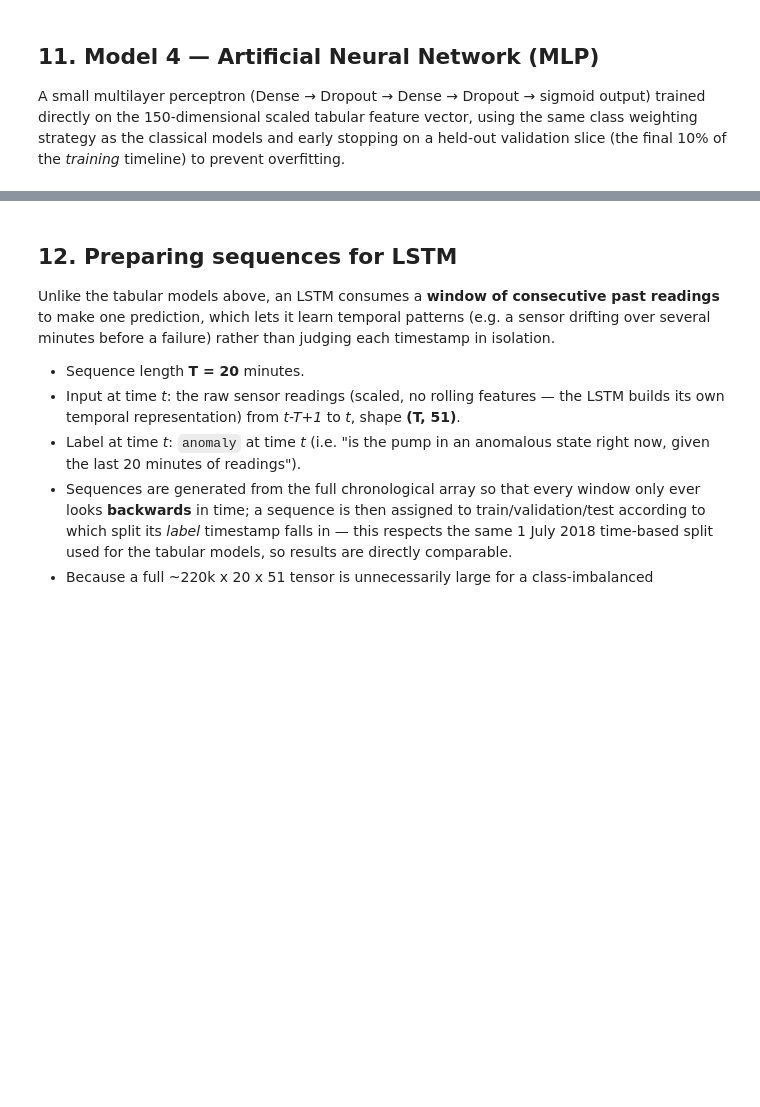
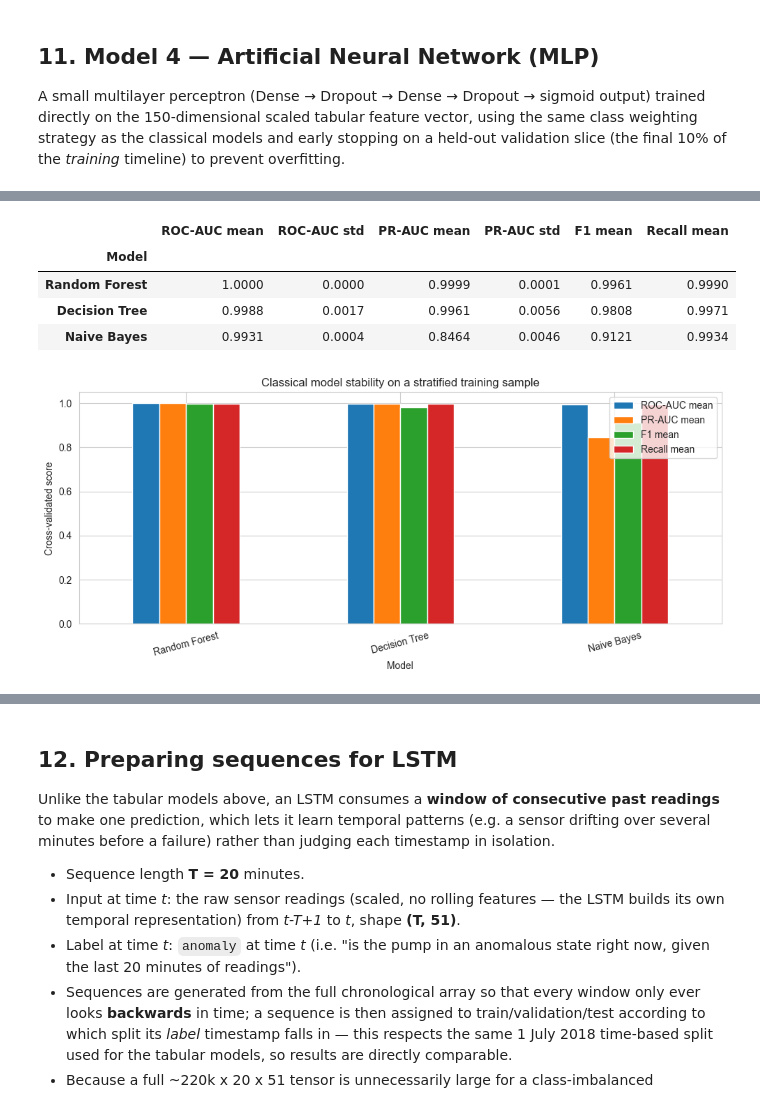
Before and after one commit to AveryDoan/PRT565-Assessment-4-Group-Report, a Jupyter notebook: notebook.ipynb, the cells around one changed output, grey strips where cells are left out. Saved outputs shown, nothing was run; the diff lists cells and outputs as text; code cells hidden in the pictures; blank space fills up the shorter version.

Commit message:
Expand classical ML analysis

```diff
--- a/notebook.ipynb
+++ b/notebook.ipynb
@@ -812,0 +817,74 @@ ROC-AUC: 0.9995   PR-AUC: 0.9949
+# %%
+from sklearn.model_selection import StratifiedKFold
+from sklearn.calibration import calibration_curve
+from sklearn.inspection import permutation_importance
+from sklearn.base import clone
+
+# Keep the tuning study reproducible and bounded for notebook execution time.
+tuning_n = min(60000, len(X_train_scaled))
+tuning_rng = np.random.default_rng(RANDOM_STATE)
+tuning_idx = tuning_rng.choice(len(X_train_scaled), size=tuning_n, replace=False)
+X_tune = X_train_scaled[tuning_idx]
+y_tune = y_train[tuning_idx]
+cv = StratifiedKFold(n_splits=3, shuffle=True, random_state=RANDOM_STATE)
+
+candidate_models = {
+    'Decision Tree': DecisionTreeClassifier(
+        max_depth=10, min_samples_leaf=20, class_weight='balanced', random_state=RANDOM_STATE
+    ),
+    'Random Forest': RandomForestClassifier(
+        n_estimators=150, max_depth=15, min_samples_leaf=5,
+        class_weight='balanced', n_jobs=-1, random_state=RANDOM_STATE
+    ),
+    'Naive Bayes': GaussianNB(),
+}
+
+cv_rows = []
+for name, model in candidate_models.items():
+    fold_rows = []
+    for fold_train, fold_valid in cv.split(X_tune, y_tune):
+        fitted_model = clone(model)
+        if name == 'Naive Bayes':
+            fitted_model.fit(
+                X_tune[fold_train], y_tune[fold_train],
+                sample_weight=compute_sample_weight('balanced', y_tune[fold_train])
+            )
+        else:
+            fitted_model.fit(X_tune[fold_train], y_tune[fold_train])
+        fold_proba = fitted_model.predict_proba(X_tune[fold_valid])[:, 1]
+        fold_pred = (fold_proba >= 0.5).astype(int)
+        fold_rows.append({
+            'ROC-AUC': roc_auc_score(y_tune[fold_valid], fold_proba),
+            'PR-AUC': average_precision_score(y_tune[fold_valid], fold_proba),
+            'F1': f1_score(y_tune[fold_valid], fold_pred, zero_division=0),
+            'Recall': recall_score(y_tune[fold_valid], fold_pred, zero_division=0),
+        })
+    fold_scores = pd.DataFrame(fold_rows)
+    cv_rows.append({
+        'Model': name,
+        'ROC-AUC mean': fold_scores['ROC-AUC'].mean(),
+        'ROC-AUC std': fold_scores['ROC-AUC'].std(),
+        'PR-AUC mean': fold_scores['PR-AUC'].mean(),
+        'PR-AUC std': fold_scores['PR-AUC'].std(),
+        'F1 mean': fold_scores['F1'].mean(),
+        'Recall mean': fold_scores['Recall'].mean(),
+    })
+
+cv_results = pd.DataFrame(cv_rows).set_index('Model').sort_values('PR-AUC mean', ascending=False)
+display(cv_results.style.format('{:.4f}'))
+
+fig, ax = plt.subplots(figsize=(10, 4.5))
+cv_results[['ROC-AUC mean', 'PR-AUC mean', 'F1 mean', 'Recall mean']].plot(kind='bar', ax=ax)
+ax.set_ylim(0, 1.05)
+ax.set_ylabel('Cross-validated score')
+ax.set_title('Classical model stability on a stratified training sample')
+ax.tick_params(axis='x', rotation=15)
+plt.tight_layout()
+plt.show()
+# %% [output]
+|  | ROC-AUC mean | ROC-AUC std | PR-AUC mean | PR-AUC std | F1 mean | Recall mean |
+| Model |  |  |  |  |  |  |
+| Random Forest | 1.0000 | 0.0000 | 0.9999 | 0.0001 | 0.9961 | 0.9990 |
+| Decision Tree | 0.9988 | 0.0017 | 0.9961 | 0.0056 | 0.9808 | 0.9971 |
+| Naive Bayes | 0.9931 | 0.0004 | 0.8464 | 0.0046 | 0.9121 | 0.9934 |
+[figure, added]
```
Also changed, not shown: parts of 28 cells of this notebook.
